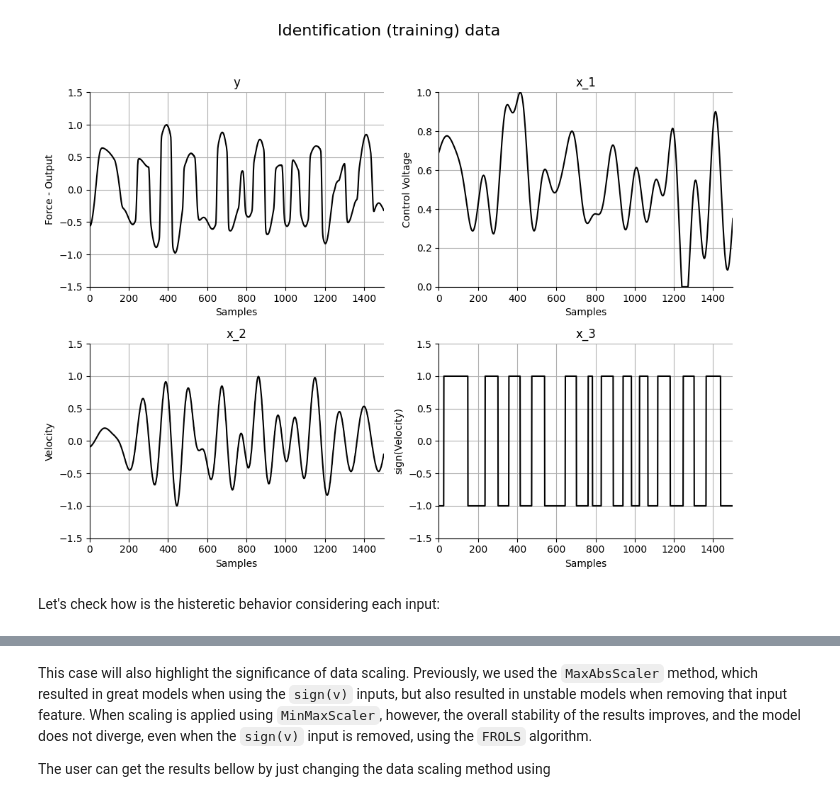
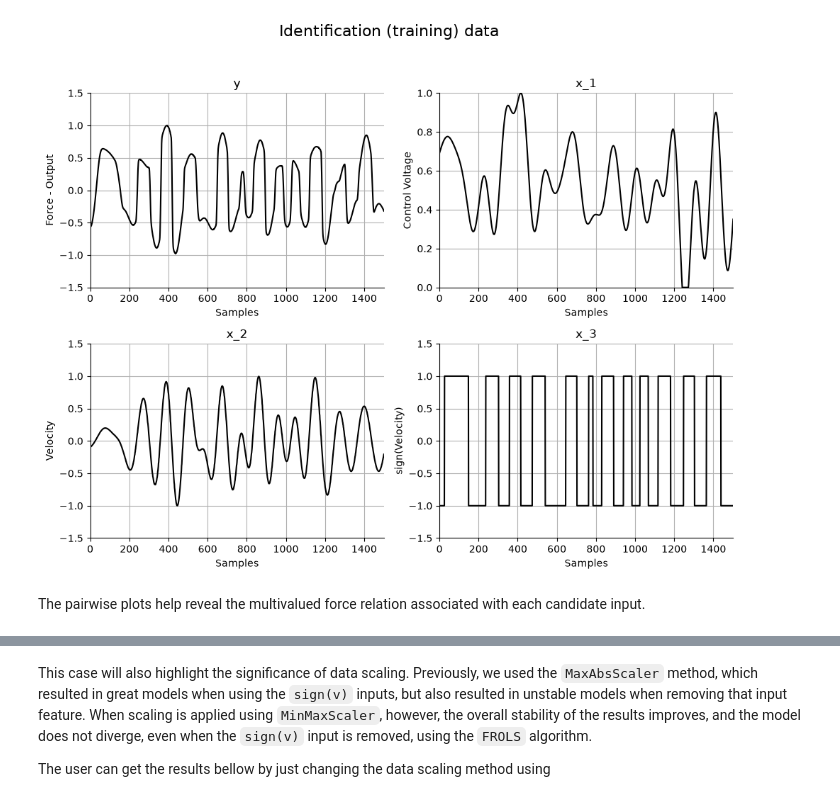
Before and after one commit to wilsonrljr/sysidentpy, a Jupyter notebook: examples/modeling-a-magneto-rheological-damper-device.ipynb, the cells around one changed output, grey strips where cells are left out. Cells and saved outputs as stored; diff of their text form; code cells hidden in the pictures.

```diff
--- a/examples/modeling-a-magneto-rheological-damper-device.ipynb
+++ b/examples/modeling-a-magneto-rheological-damper-device.ipynb
@@ -84,6 +82,7 @@ pip install -r requirements.txt
 
 ### SysIdentPy Configuration
 # %%
+from warnings import catch_warnings, simplefilter
 import numpy as np
 from sklearn.preprocessing import MaxAbsScaler, MinMaxScaler
 import pandas as pd
@@ -97,7 +96,7 @@ from sysidentpy.metrics import root_relative_squared_error
 from sysidentpy.utils.plotting import plot_results
 
 df = pd.read_csv(
-    "https://raw.githubusercontent.com/wilsonrljr/sysidentpy-data/refs/heads/main/datasets/bouc_wen/boucwen_histeretic_system.csv"
+    "https://raw.githubusercontent.com/wilsonrljr/sysidentpy-data/4085901293ba5ed5674bb2911ef4d1fa20f3438d/datasets/bouc_wen/boucwen_histeretic_system.csv"
 )
 scaler_x = MaxAbsScaler()
 scaler_y = MaxAbsScaler()
@@ -131,36 +130,37 @@ plt.title("y")
 plt.grid()
 plt.axis([0, 1500, -1.5, 1.5])
 
 plt.subplot(222)
 plt.plot(x_train[:, 0], "k")
 plt.ylabel("Control Voltage")
 plt.xlabel("Samples")
 plt.title("x_1")
 plt.grid()
 plt.axis([0, 1500, 0, 1])
 
 plt.subplot(223)
 plt.plot(x_train[:, 1], "k")
 plt.ylabel("Velocity")
 plt.xlabel("Samples")
 plt.title("x_2")
 plt.grid()
 plt.axis([0, 1500, -1.5, 1.5])
 
 plt.subplot(224)
 plt.plot(x_train[:, 2], "k")
 plt.ylabel("sign(Velocity)")
 plt.xlabel("Samples")
 plt.title("x_3")
 plt.grid()
 plt.axis([0, 1500, -1.5, 1.5])
 
 plt.tight_layout(rect=[0, 0, 1, 0.95])
 plt.show()
 # %% [output]
-[figure, old version]
+[figure, new version]
-# %% [markdown]
-Let's check how is the histeretic behavior considering each input:
+# %% [markdown]
+The pairwise plots help reveal the multivalued force relation associated with
+each candidate input.
 # %%
 plt.figure()
 plt.plot(x_train[:, 0], y_train)
```
Also changed, not shown: parts of 26 cells of this notebook, 2 other files.
